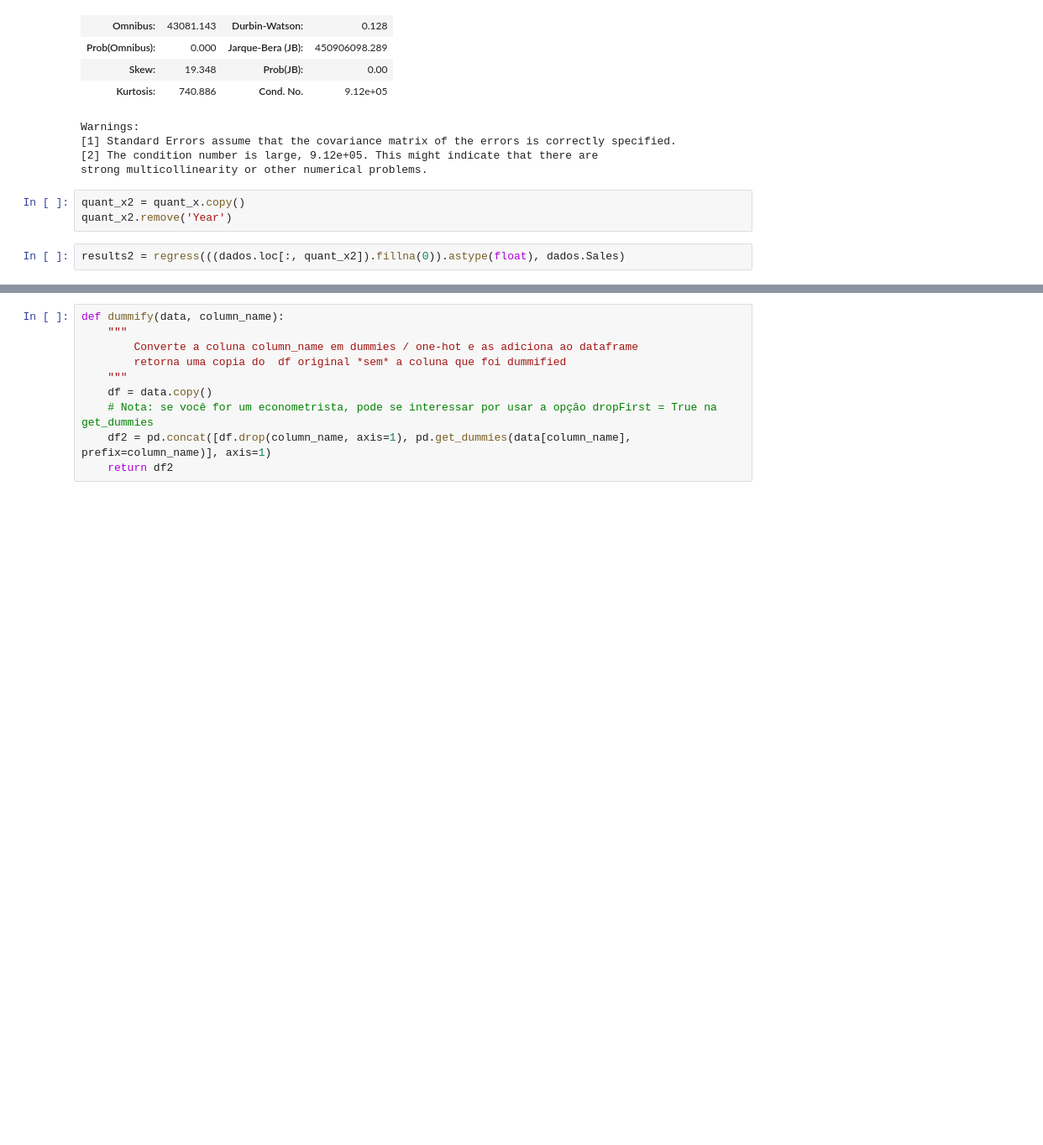
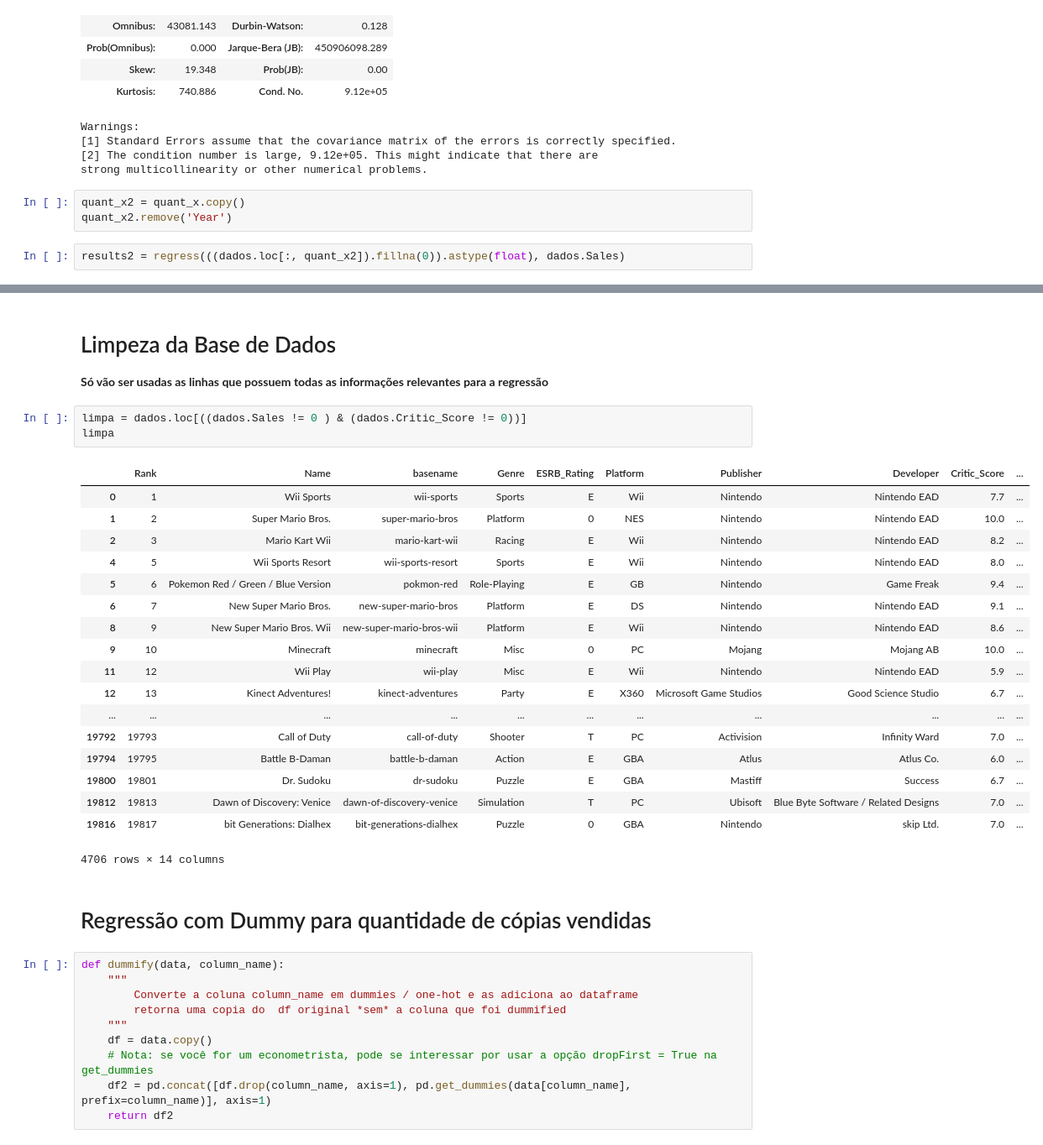
Before and after one commit to fernandocfbf/game-market-analysis-using-ml, a Jupyter notebook: P3 - Ciedados.ipynb, the cells around one changed output, grey strips where cells are left out. Shown: that part at 84% size. Cells and saved outputs as stored; diff of their text form; blank space fills up the shorter version.

Commit message:
Limpeza de Dados

```diff
--- a/P3 - Ciedados.ipynb
+++ b/P3 - Ciedados.ipynb
@@ -172,6 +166,33 @@ Warnings:
 [1] Standard Errors assume that the covariance matrix of the errors is correctly specified.
 [2] The condition number is large, 2.7e+04. This might indicate that there are
 strong multicollinearity or other numerical problems.
+# %% [markdown]
+# Limpeza da Base de Dados
+**Só vão ser usadas as linhas que possuem todas as informações relevantes para a regressão**
+# %%
+limpa = dados.loc[((dados.Sales != 0 ) & (dados.Critic_Score != 0))]
+limpa
+# %% [output]
+|  | Rank | Name | basename | Genre | ESRB_Rating | Platform | Publisher | Developer | Critic_Score | ... |
+| 0 | 1 | Wii Sports | wii-sports | Sports | E | Wii | Nintendo | Nintendo EAD | 7.7 | ... |
+| 1 | 2 | Super Mario Bros. | super-mario-bros | Platform | 0 | NES | Nintendo | Nintendo EAD | 10.0 | ... |
+| 2 | 3 | Mario Kart Wii | mario-kart-wii | Racing | E | Wii | Nintendo | Nintendo EAD | 8.2 | ... |
+| 4 | 5 | Wii Sports Resort | wii-sports-resort | Sports | E | Wii | Nintendo | Nintendo EAD | 8.0 | ... |
+| 5 | 6 | Pokemon Red / Green / Blue Version | pokmon-red | Role-Playing | E | GB | Nintendo | Game Freak | 9.4 | ... |
+| 6 | 7 | New Super Mario Bros. | new-super-mario-bros | Platform | E | DS | Nintendo | Nintendo EAD | 9.1 | ... |
+| 8 | 9 | New Super Mario Bros. Wii | new-super-mario-bros-wii | Platform | E | Wii | Nintendo | Nintendo EAD | 8.6 | ... |
+| 9 | 10 | Minecraft | minecraft | Misc | 0 | PC | Mojang | Mojang AB | 10.0 | ... |
+| 11 | 12 | Wii Play | wii-play | Misc | E | Wii | Nintendo | Nintendo EAD | 5.9 | ... |
+| 12 | 13 | Kinect Adventures! | kinect-adventures | Party | E | X360 | Microsoft Game Studios | Good Science Studio | 6.7 | ... |
+| ... | ... | ... | ... | ... | ... | ... | ... | ... | ... | ... |
+| 19792 | 19793 | Call of Duty | call-of-duty | Shooter | T | PC | Activision | Infinity Ward | 7.0 | ... |
+| 19794 | 19795 | Battle B-Daman | battle-b-daman | Action | E | GBA | Atlus | Atlus Co. | 6.0 | ... |
+| 19800 | 19801 | Dr. Sudoku | dr-sudoku | Puzzle | E | GBA | Mastiff | Success | 6.7 | ... |
+| 19812 | 19813 | Dawn of Discovery: Venice | dawn-of-discovery-venice | Simulation | T | PC | Ubisoft | Blue Byte Software / Related Designs | 7.0 | ... |
+| 19816 | 19817 | bit Generations: Dialhex | bit-generations-dialhex | Puzzle | 0 | GBA | Nintendo | skip Ltd. | 7.0 | ... |
+4706 rows × 14 columns
+# %% [markdown]
+# Regressão com Dummy para quantidade de cópias vendidas
 # %%
 def dummify(data, column_name):
     """
```
Also changed, not shown: parts of 11 cells of this notebook.
